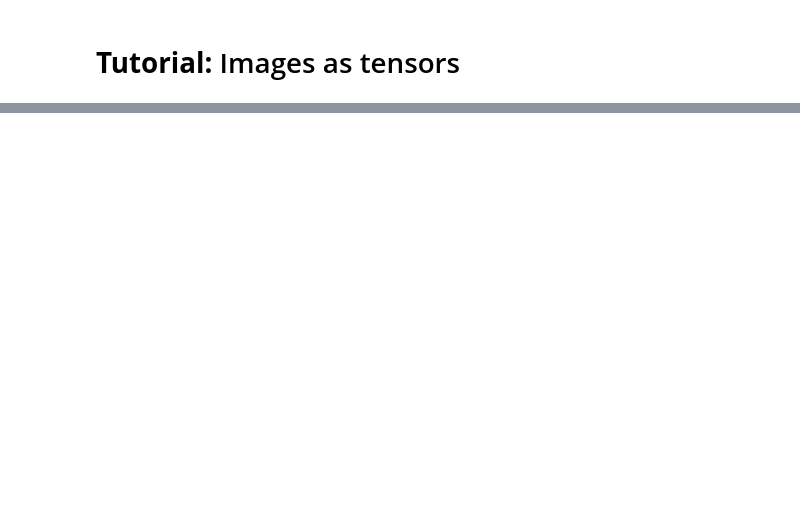
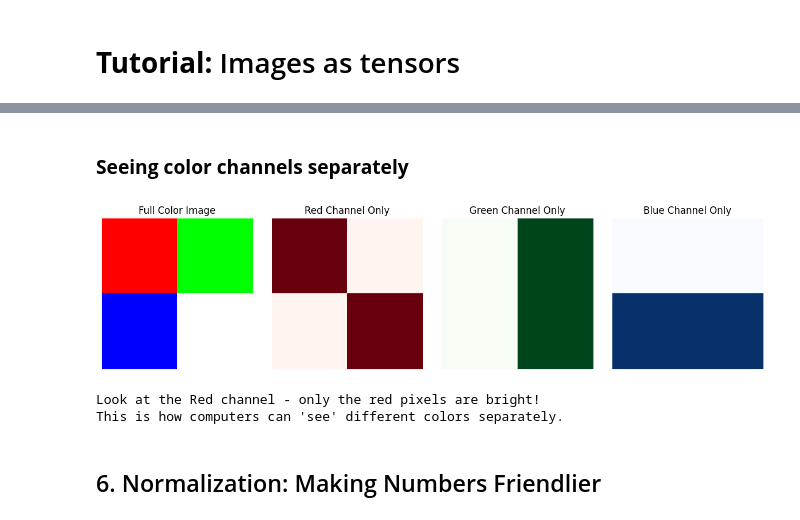
Before and after one commit to arielpincayy/Computer_Vision, a Jupyter notebook: UC.01 Introduction to Computer Vision/1. Images as tensors.ipynb, the cells around one changed output, grey strips where cells are left out. Drawn from its saved outputs; the diff is of its cells as text; code cells hidden in the pictures; blank space fills up the shorter version.

```diff
--- a/UC.01 Introduction to Computer Vision/1. Images as tensors.ipynb
+++ b/UC.01 Introduction to Computer Vision/1. Images as tensors.ipynb
@@ -426,0 +107,14 @@ Happy learning! 🚀
+# %%
+# PyTorch likes: [Colors, Height, Width] not [Height, Width, Colors]
+print("PyTorch prefers a different shape...")
+print(f"Current shape: {image_tensor.shape} → [Height, Width, Colors]")
+
+# Rearrange dimensions
+image_tensor_correct = image_tensor.permute(2, 0, 1) # permute to [Colors, Height, Width]
+
+print(f"New shape: {image_tensor_correct.shape} → [Colors, Height, Width]")
+
+print("\nWhy? Because now we can access each color channel separately:")
+print(f"Red channel only: shape = {image_tensor_correct[0].shape}")
+print(f"Green channel only: shape = {image_tensor_correct[1].shape}")
+print(f"Blue channel only: shape = {image_tensor_correct[2].shape}")
@@ -426,0 +130,31 @@ Happy learning! 🚀
+# %% [markdown]
+### **Seeing color channels separately**
+# %%
+plt.figure(figsize=(12, 3))
+
+titles = ["Full Color Image", "Red Channel Only", "Green Channel Only", "Blue Channel Only"]
+images = [
+    tiny_image,
+    image_tensor_correct[0].numpy(),
+    image_tensor_correct[1].numpy(),
+    image_tensor_correct[2].numpy()
+]
+cmaps = [None, 'Reds', 'Greens', 'Blues'] # Use color maps for single channels
+
+for i in range(4):
+    plt.subplot(1, 4, i+1)
+    plt.imshow(images[i], cmap=cmaps[i])
+    plt.title(titles[i])
+    plt.axis('off')
+
+plt.tight_layout()
+plt.show()
+
+print("Look at the Red channel - only the red pixels are bright!")
+print("This is how computers can 'see' different colors separately.")
+# %% [output]
+[figure, added]
+Look at the Red channel - only the red pixels are bright!
+This is how computers can 'see' different colors separately.
+# %% [markdown]
+## 6. Normalization: Making Numbers Friendlier
```
Also changed, not shown: parts of 57 cells of this notebook, 14 other files.
